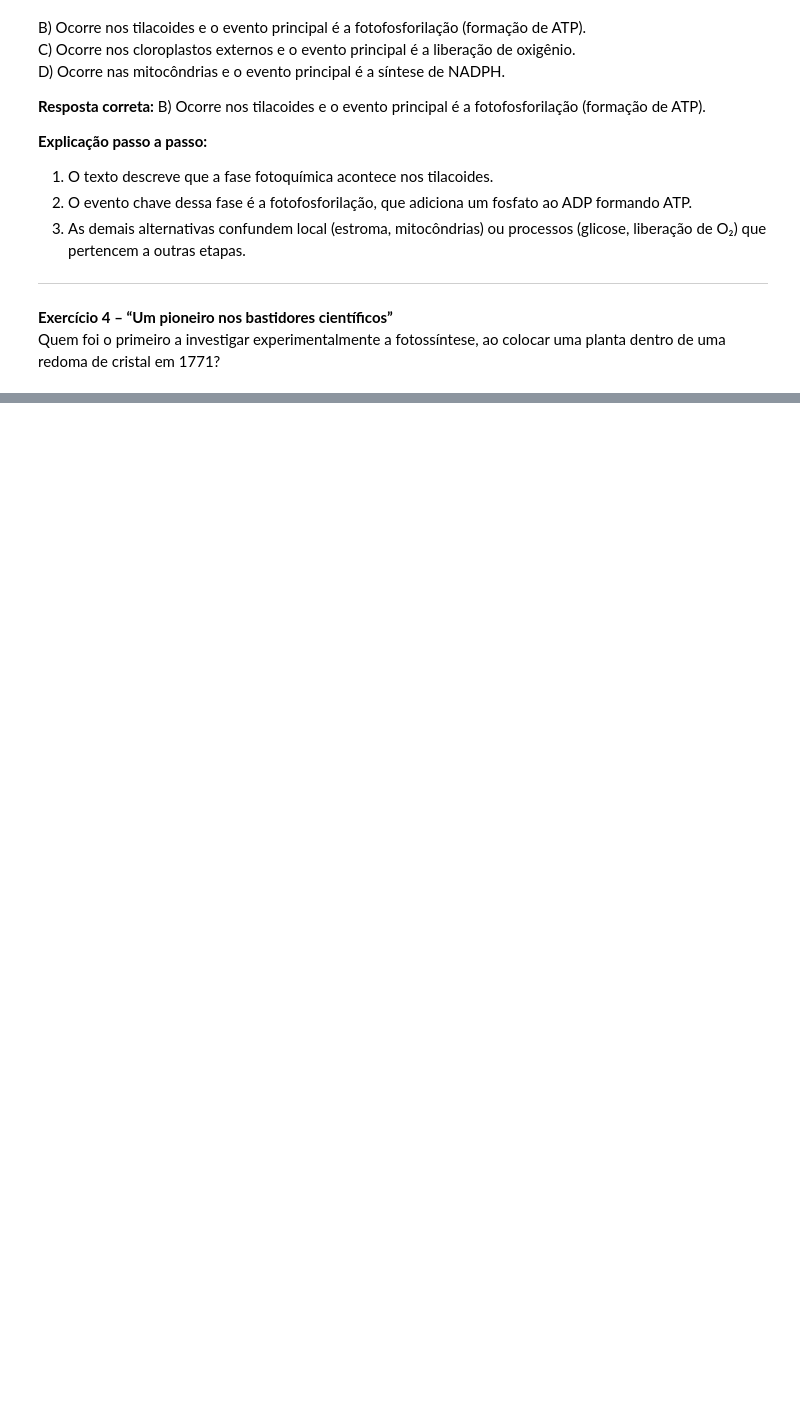
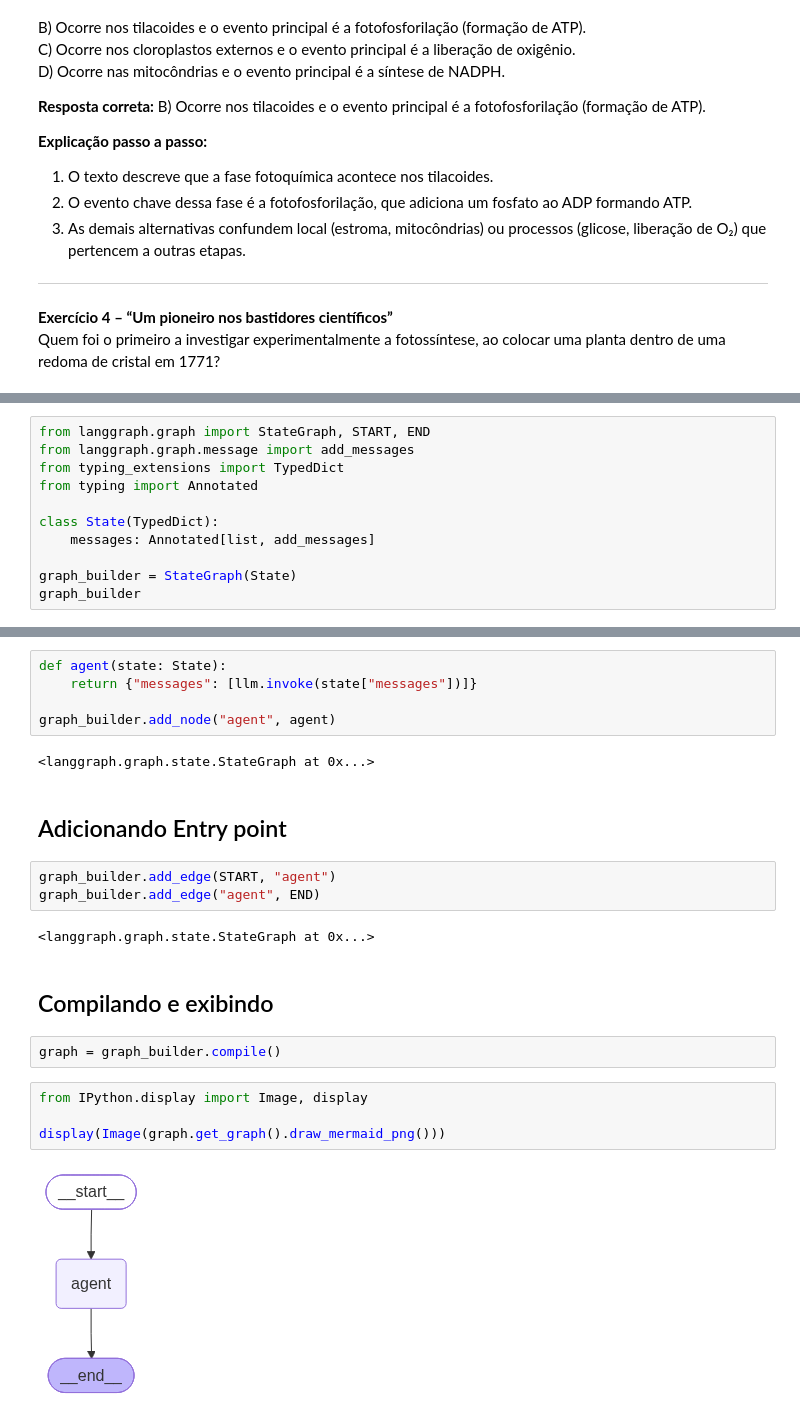
Before and after one commit to AI-Expert-Academy/LLMs-e-Agentes-de-AI-para-Empresas-e-Neg-cios, a Jupyter notebook: notebooks/LLMs para empresas e negócios - Educação.ipynb, the cells around one changed output, grey strips where cells are left out. Saved outputs shown, nothing was run; the diff lists cells and outputs as text; blank space fills up the shorter version.

Commit message:
feat: fluxo de agente com langgraph

```diff
--- a/notebooks/LLMs para empresas e negócios - Educação.ipynb
+++ b/notebooks/LLMs para empresas e negócios - Educação.ipynb
@@ -1354,0 +1406,11 @@ Quem foi o primeiro a investigar experimentalmente a fotossíntese, ao colocar u
+# %%
+from langgraph.graph import StateGraph, START, END
+from langgraph.graph.message import add_messages
+from typing_extensions import TypedDict
+from typing import Annotated
+
+class State(TypedDict):
+    messages: Annotated[list, add_messages]
+
+graph_builder = StateGraph(State)
+graph_builder
@@ -1354,0 +1421,24 @@ Quem foi o primeiro a investigar experimentalmente a fotossíntese, ao colocar u
+# %%
+def agent(state: State):
+    return {"messages": [llm.invoke(state["messages"])]}
+
+graph_builder.add_node("agent", agent)
+# %% [output]
+<langgraph.graph.state.StateGraph at 0x...>
+# %% [markdown]
+## Adicionando Entry point
+# %%
+graph_builder.add_edge(START, "agent")
+graph_builder.add_edge("agent", END)
+# %% [output]
+<langgraph.graph.state.StateGraph at 0x...>
+# %% [markdown]
+## Compilando e exibindo
+# %%
+graph = graph_builder.compile()
+# %%
+from IPython.display import Image, display
+
+display(Image(graph.get_graph().draw_mermaid_png()))
+# %% [output]
+[figure, added]
```
Also changed, not shown: parts of 16 cells of this notebook.
